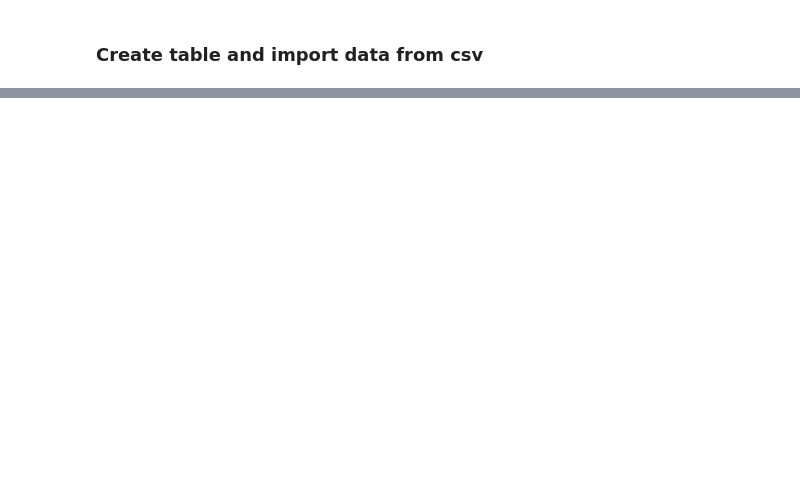
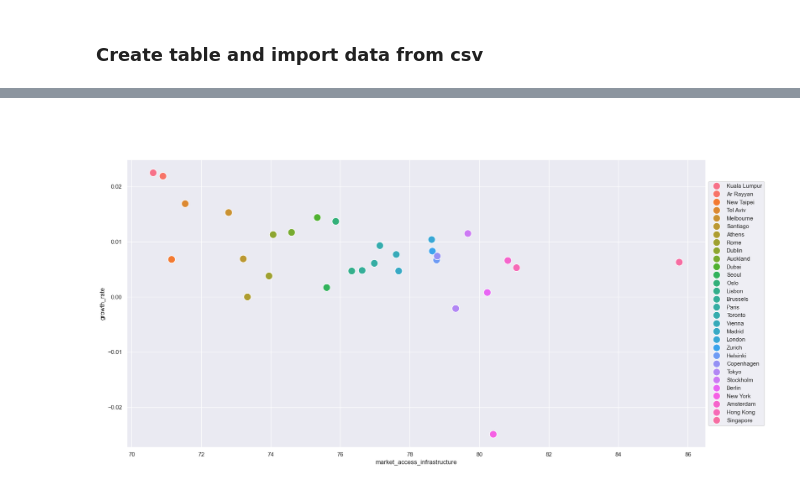
Before and after one commit to GitSallyCode/Project_DataAnalysis, a Jupyter notebook: main.ipynb, the cells around one changed output, grey strips where cells are left out. Saved outputs shown, nothing was run; the diff lists cells and outputs as text; code cells hidden in the pictures; blank space fills up the shorter version.

```diff
--- a/main.ipynb
+++ b/main.ipynb
@@ -245,0 +288,14 @@ data.head()
+# %% [markdown]
+##
+# %%
+g = sns.scatterplot(
+    x='market_access_infrastructure',
+    y='growth_rate',
+    data=data.sort_values(by=['market_access_infrastructure']).tail(30),
+    hue='city',
+    s=200
+)
+g.legend(loc='center left', bbox_to_anchor=(1, 0.5))
+plt.show()
+# %% [output]
+[figure, added]
```
Also changed, not shown: parts of 18 cells of this notebook.
